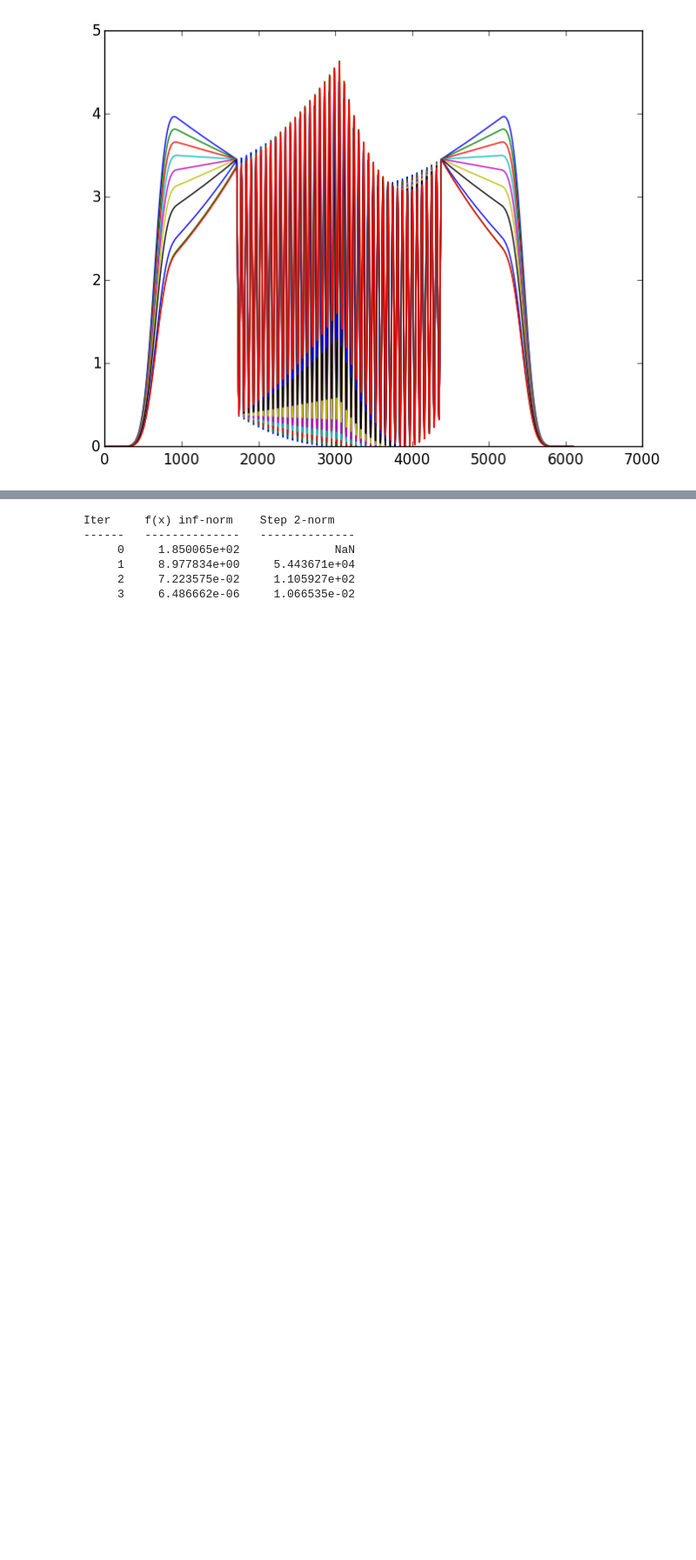
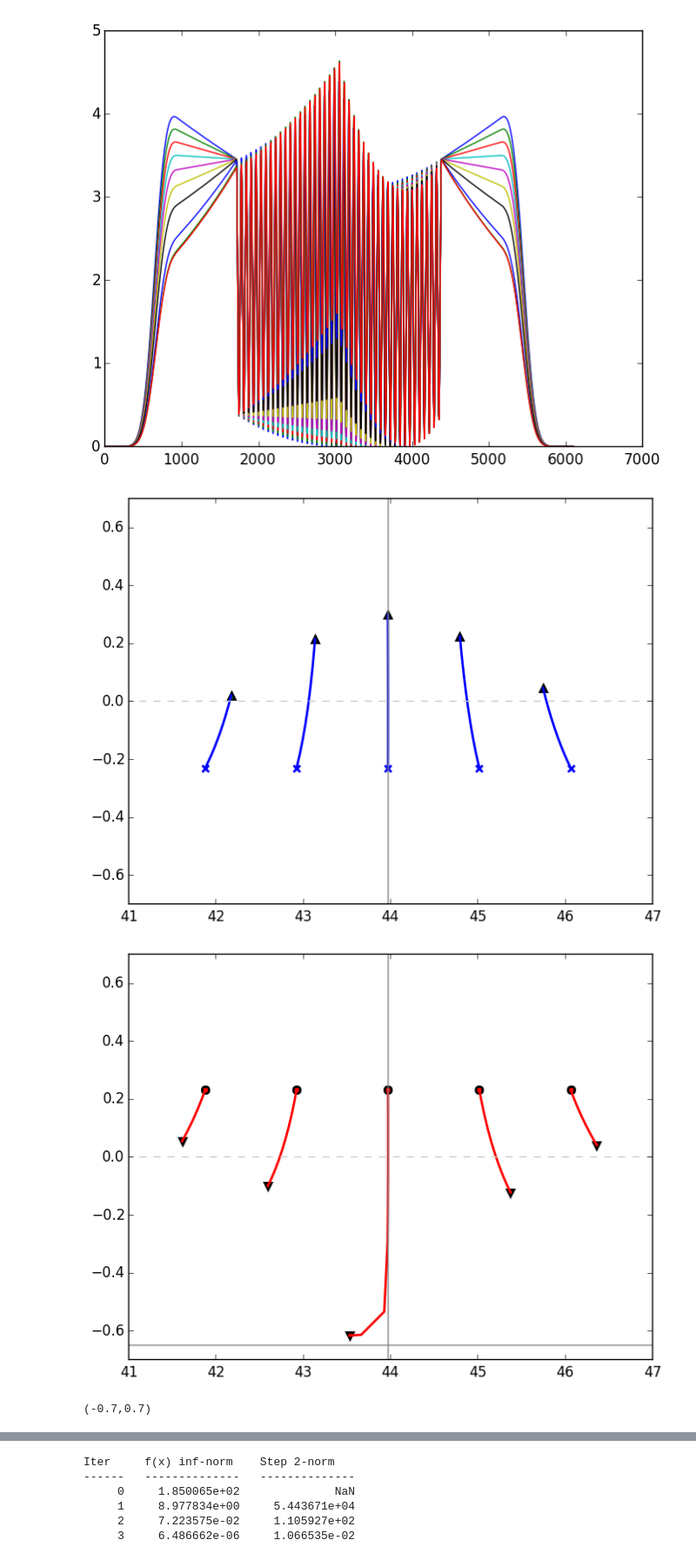
Before and after one commit to wrs28/SALT_1d, a Jupyter notebook: SALT_TEST_1D.ipynb, the cells around one changed output, grey strips where cells are left out. Shown at 87% size. Cells and saved outputs as stored; diff of their text form; code cells hidden in the pictures; blank space fills up the shorter version.

```diff
--- a/SALT_TEST_1D.ipynb
+++ b/SALT_TEST_1D.ipynb
@@ -190,6 +191,29 @@ plot(abs2(ψz[:,:,1])')
 [5,6]
 [figure]
 [figure]
+# %%
+figure(1)
+plot(real(kp[1,:]),imag(kp[1,:]),lw=2.,"x",mew=2)
+plot(real(kp[end,:]),imag(kp[end,:]),lw=2.,"^",mew=2)
+plot(real(kp),imag(kp),lw=2.,"b")
+plot([0,100],[0,0],"--",color=[.8,.8,.8])
+plot(inputs["k₀"]*[1,1],[-100,100],"-",color=[.5,.5,.5])
+xlim([41,47])
+ylim([-.7,.7])
+
+figure(2)
+plot(real(kz[1,:]),imag(kz[1,:]),lw=2.,"ro",mew=2)
+plot(real(kz[end,:]),imag(kz[end,:]),lw=2.,"v",mew=2,color="r")
+plot(real(kz),imag(kz),lw=2.,"r")
+plot([0,100],[0,0],"--",color=[.8,.8,.8])
+plot([0,100],-.65*[1,1],"-",color=[.5,.5,.5])
+plot(inputs["k₀"]*[1,1],[-100,100],"-",color=[.5,.5,.5])
+xlim([41,47])
+ylim([-.7,.7])
+# %% [output]
+[figure, added]
+[figure, added]
+(-0.7,0.7)
 # %%
 # verify computePolesNL2
 
```
Also changed, not shown: parts of 1 cell of this notebook, 2 other files.
